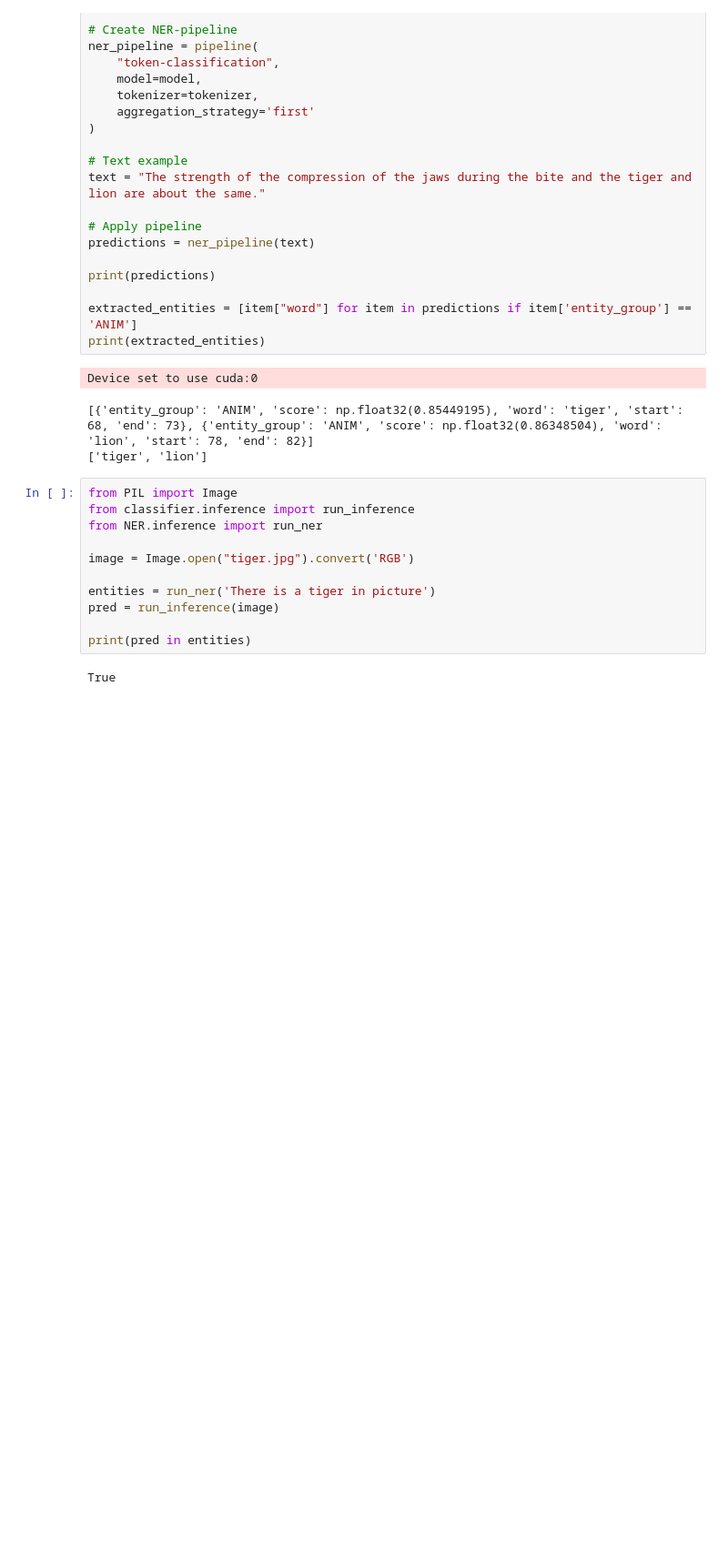
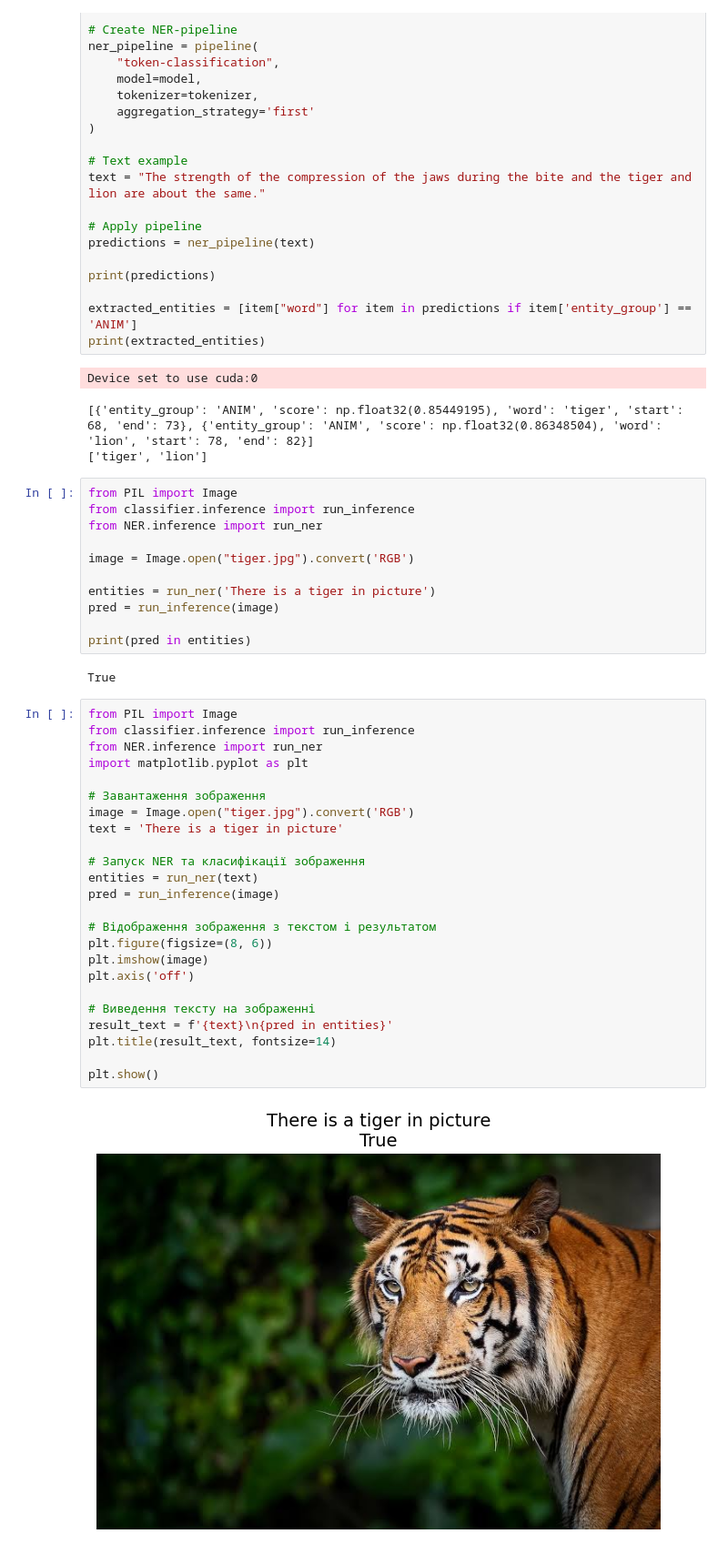
Before and after one commit to IgorKovbel/Test_Task, a Jupyter notebook: Task_2/workflow.ipynb, the cells around one changed output. Shown at 91% size. Cells and saved outputs as stored; diff of their text form; blank space fills up the shorter version.

```diff
--- a/Task_2/workflow.ipynb
+++ b/Task_2/workflow.ipynb
@@ -548,3 +548,29 @@ pred = run_inference(image)
 print(pred in entities)
 # %% [output]
 True
+# %%
+from PIL import Image
+from classifier.inference import run_inference
+from NER.inference import run_ner
+import matplotlib.pyplot as plt
+
+# Завантаження зображення
+image = Image.open("tiger.jpg").convert('RGB')
+text = 'There is a tiger in picture'
+
+# Запуск NER та класифікації зображення
+entities = run_ner(text)
+pred = run_inference(image)
+
+# Відображення зображення з текстом і результатом
+plt.figure(figsize=(8, 6))
+plt.imshow(image)
+plt.axis('off')
+
+# Виведення тексту на зображенні
+result_text = f'{text}\n{pred in entities}'
+plt.title(result_text, fontsize=14)
+
+plt.show()
+# %% [output]
+[figure, added]
```
